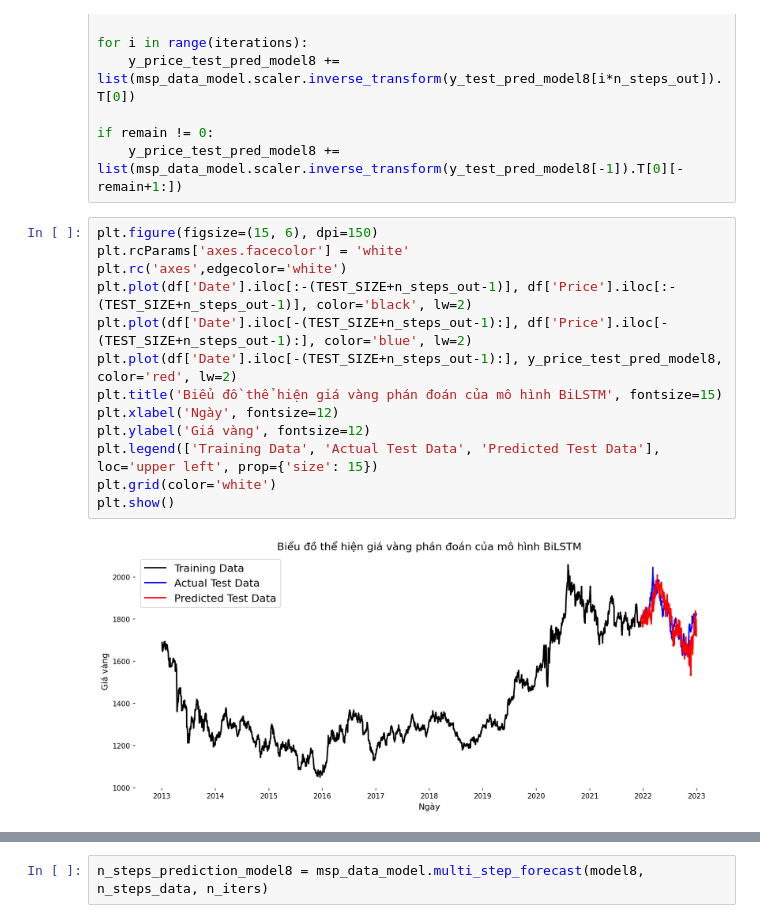
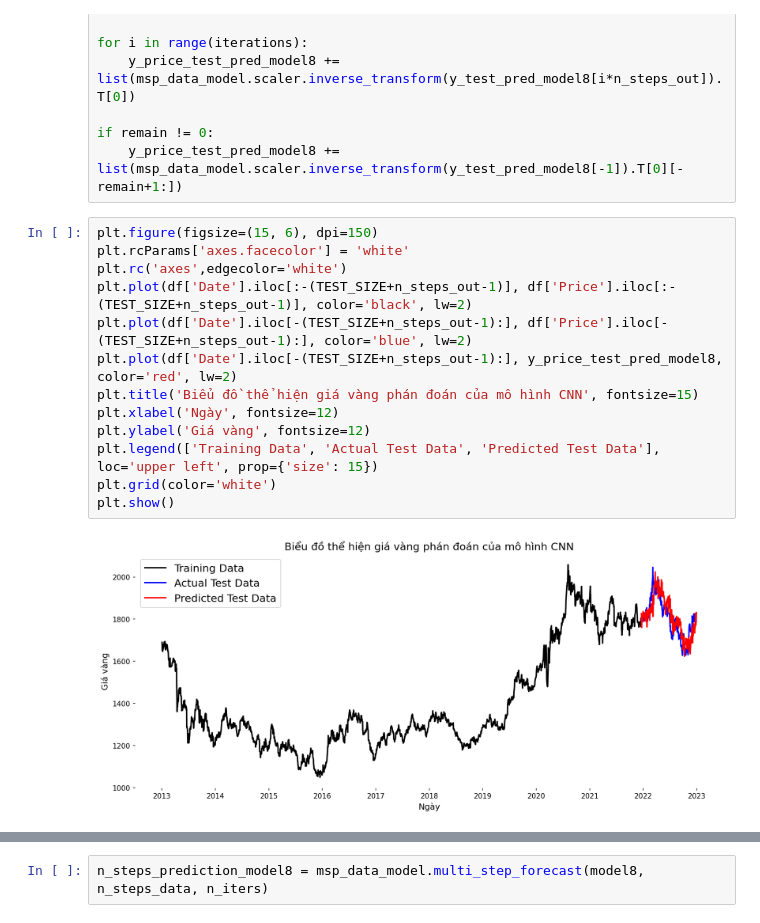
Before and after one commit to vietnguyenba12/Phan-tich-chuoi-thoi-gian, a Jupyter notebook: final-exam-time-series.ipynb, the cells around one changed output, grey strips where cells are left out. Drawn from its saved outputs; the diff is of its cells as text.

```diff
--- a/final-exam-time-series.ipynb
+++ b/final-exam-time-series.ipynb
@@ -1608,18 +1615,18 @@ if remain != 0:
 # %%
 plt.figure(figsize=(15, 6), dpi=150)
 plt.rcParams['axes.facecolor'] = 'white'
 plt.rc('axes',edgecolor='white')
 plt.plot(df['Date'].iloc[:-(TEST_SIZE+n_steps_out-1)], df['Price'].iloc[:-(TEST_SIZE+n_steps_out-1)], color='black', lw=2)
 plt.plot(df['Date'].iloc[-(TEST_SIZE+n_steps_out-1):], df['Price'].iloc[-(TEST_SIZE+n_steps_out-1):], color='blue', lw=2)
 plt.plot(df['Date'].iloc[-(TEST_SIZE+n_steps_out-1):], y_price_test_pred_model8, color='red', lw=2)
-plt.title('Biểu đồ thể hiện giá vàng phán đoán của mô hình BiLSTM', fontsize=15)
+plt.title('Biểu đồ thể hiện giá vàng phán đoán của mô hình CNN', fontsize=15)
 plt.xlabel('Ngày', fontsize=12)
 plt.ylabel('Giá vàng', fontsize=12)
 plt.legend(['Training Data', 'Actual Test Data', 'Predicted Test Data'], loc='upper left', prop={'size': 15})
 plt.grid(color='white')
 plt.show()
 # %% [output]
-[figure, old version]
+[figure, new version]
 # %%
 print('MAPE: {}'.format(mean_absolute_percentage_error(df['Price'].iloc[-(TEST_SIZE+n_steps_out-1):].values, y_price_test_pred_model8)))
 print('Accuracy: {}'.format((1 - mean_absolute_percentage_error(df['Price'].iloc[-(TEST_SIZE+n_steps_out-1):].values, y_price_test_pred_model8))*100))
```
Also changed, not shown: parts of 81 cells of this notebook.
